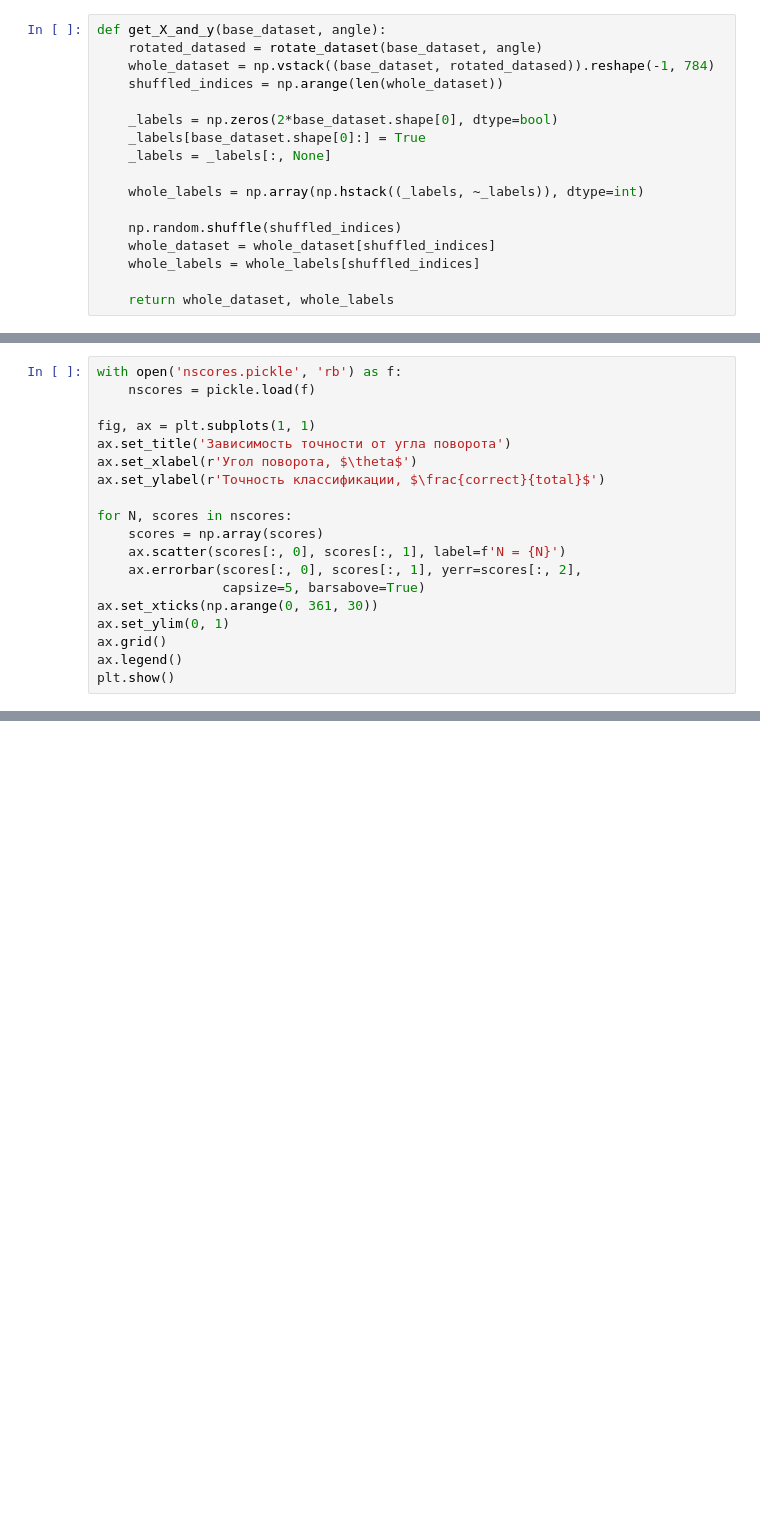
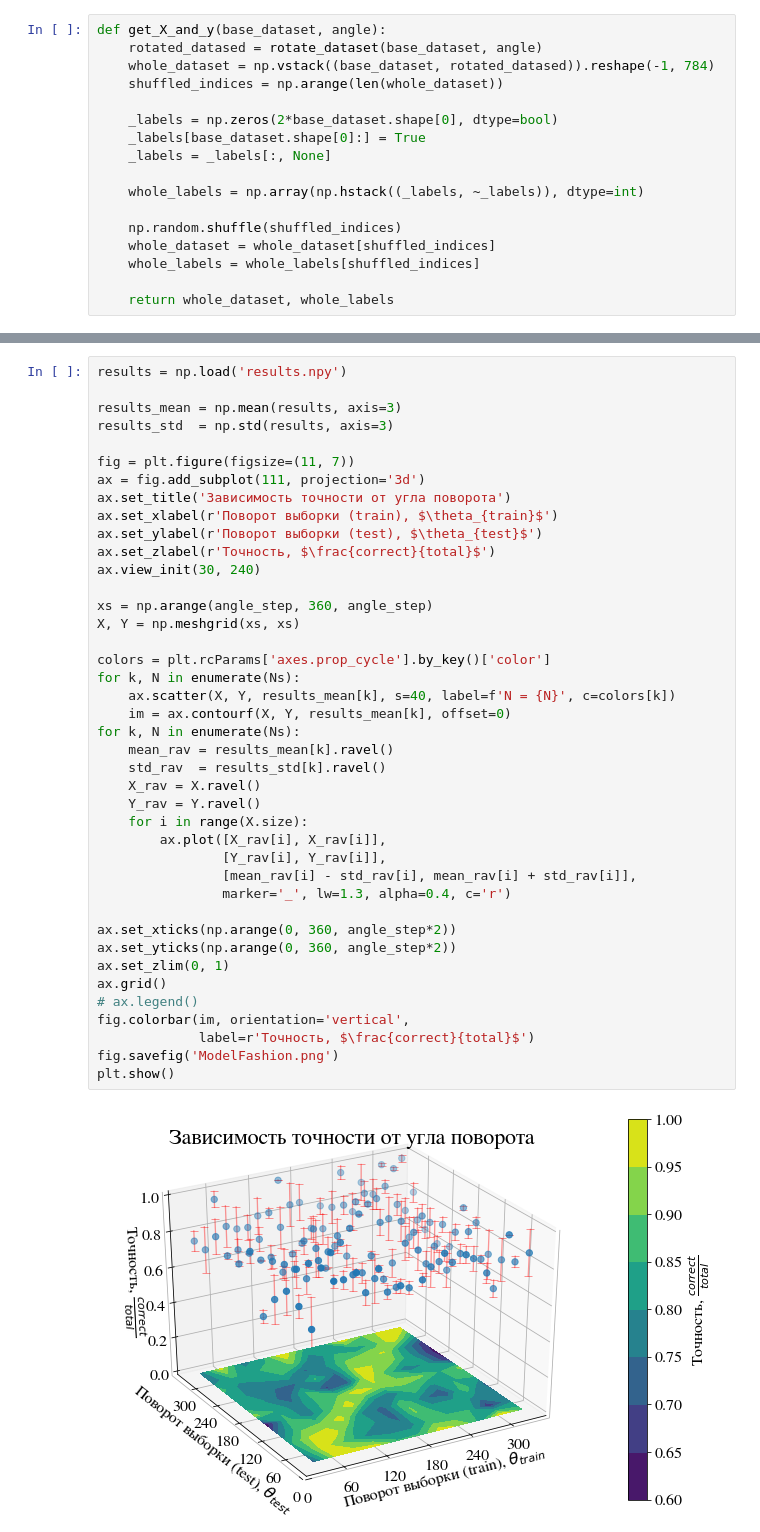
Before and after one commit to Intelligent-Systems-Phystech/StartCode, a Jupyter notebook: Artemenkov2018ProblemFashion/main.ipynb, the cells around one changed output, grey strips where cells are left out. Cells and saved outputs as stored; diff of their text form; blank space fills up the shorter version.

Commit message:
Error plot

```diff
--- a/Artemenkov2018ProblemFashion/main.ipynb
+++ b/Artemenkov2018ProblemFashion/main.ipynb
@@ -117,19 +82,0 @@ N=10000, angle=360, run=5/5
-# %%
-with open('nscores.pickle', 'rb') as f:
-    nscores = pickle.load(f)
-
-fig, ax = plt.subplots(1, 1)
-ax.set_title('Зависимость точности от угла поворота')
-ax.set_xlabel(r'Угол поворота, $\theta$')
-ax.set_ylabel(r'Точность классификации, $\frac{correct}{total}$')
-
-for N, scores in nscores:
-    scores = np.array(scores)
-    ax.scatter(scores[:, 0], scores[:, 1], label=f'N = {N}')
-    ax.errorbar(scores[:, 0], scores[:, 1], yerr=scores[:, 2],
-                capsize=5, barsabove=True)
-ax.set_xticks(np.arange(0, 361, 30))
-ax.set_ylim(0, 1)
-ax.grid()
-ax.legend()
-plt.show()
@@ -139,0 +164,43 @@ plt.show()
+# %%
+results = np.load('results.npy')
+
+results_mean = np.mean(results, axis=3)
+results_std  = np.std(results, axis=3)
+
+fig = plt.figure(figsize=(11, 7))
+ax = fig.add_subplot(111, projection='3d')
+ax.set_title('Зависимость точности от угла поворота')
+ax.set_xlabel(r'Поворот выборки (train), $\theta_{train}$')
+ax.set_ylabel(r'Поворот выборки (test), $\theta_{test}$')
+ax.set_zlabel(r'Точность, $\frac{correct}{total}$')
+ax.view_init(30, 240)
+
+xs = np.arange(angle_step, 360, angle_step)
+X, Y = np.meshgrid(xs, xs)
+
+colors = plt.rcParams['axes.prop_cycle'].by_key()['color']
+for k, N in enumerate(Ns):
+    ax.scatter(X, Y, results_mean[k], s=40, label=f'N = {N}', c=colors[k])
+    im = ax.contourf(X, Y, results_mean[k], offset=0)
+for k, N in enumerate(Ns):
+    mean_rav = results_mean[k].ravel()
+    std_rav  = results_std[k].ravel()
+    X_rav = X.ravel()
+    Y_rav = Y.ravel()
+    for i in range(X.size):
+        ax.plot([X_rav[i], X_rav[i]],
+                [Y_rav[i], Y_rav[i]],
+                [mean_rav[i] - std_rav[i], mean_rav[i] + std_rav[i]],
+                marker='_', lw=1.3, alpha=0.4, c='r')
+
+ax.set_xticks(np.arange(0, 360, angle_step*2))
+ax.set_yticks(np.arange(0, 360, angle_step*2))
+ax.set_zlim(0, 1)
+ax.grid()
+# ax.legend()
+fig.colorbar(im, orientation='vertical',
+             label=r'Точность, $\frac{correct}{total}$')
+fig.savefig('ModelFashion.png')
+plt.show()
+# %% [output]
+[figure, added]
```
Also changed, not shown: parts of 11 cells of this notebook, 3 other files.
